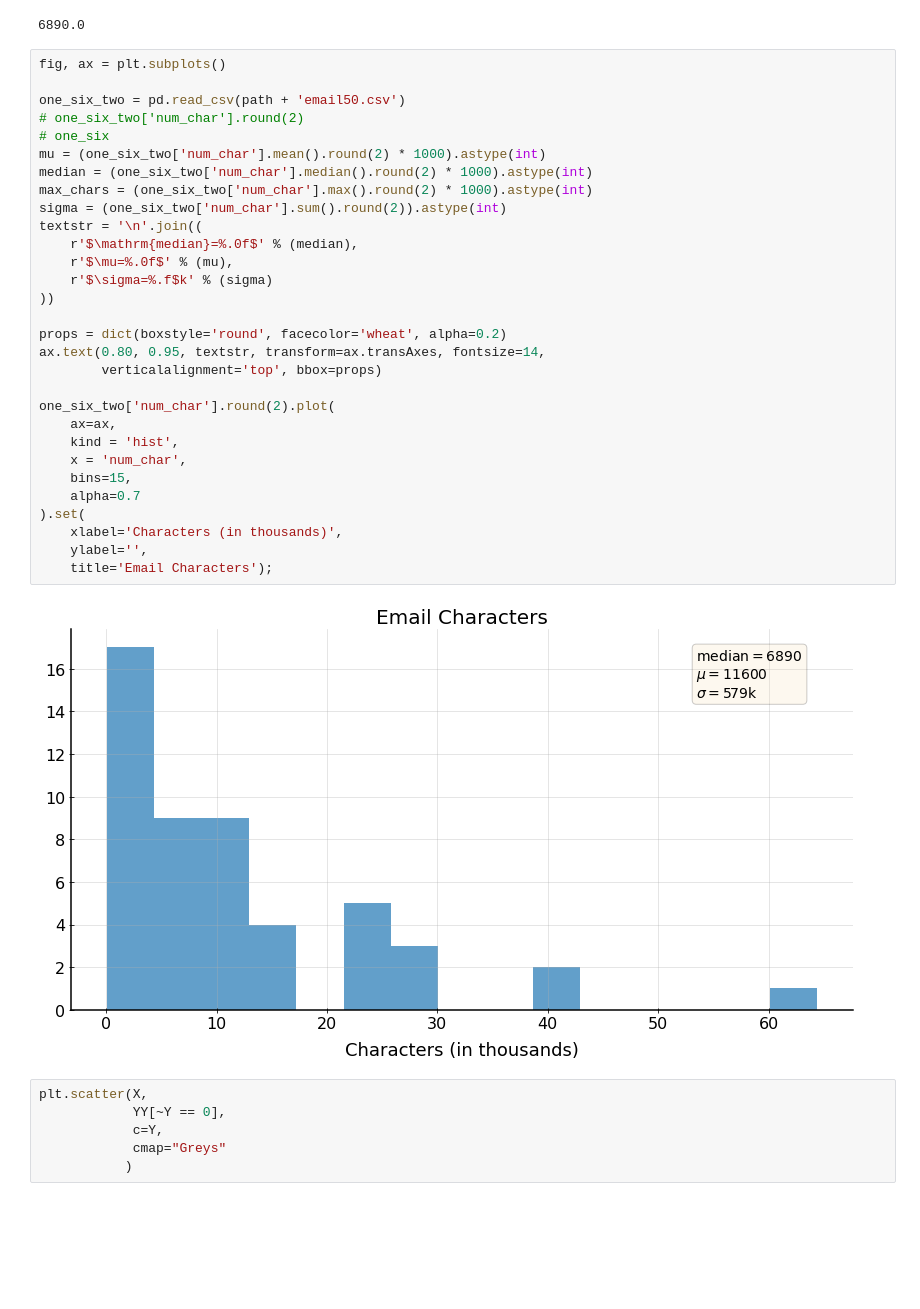
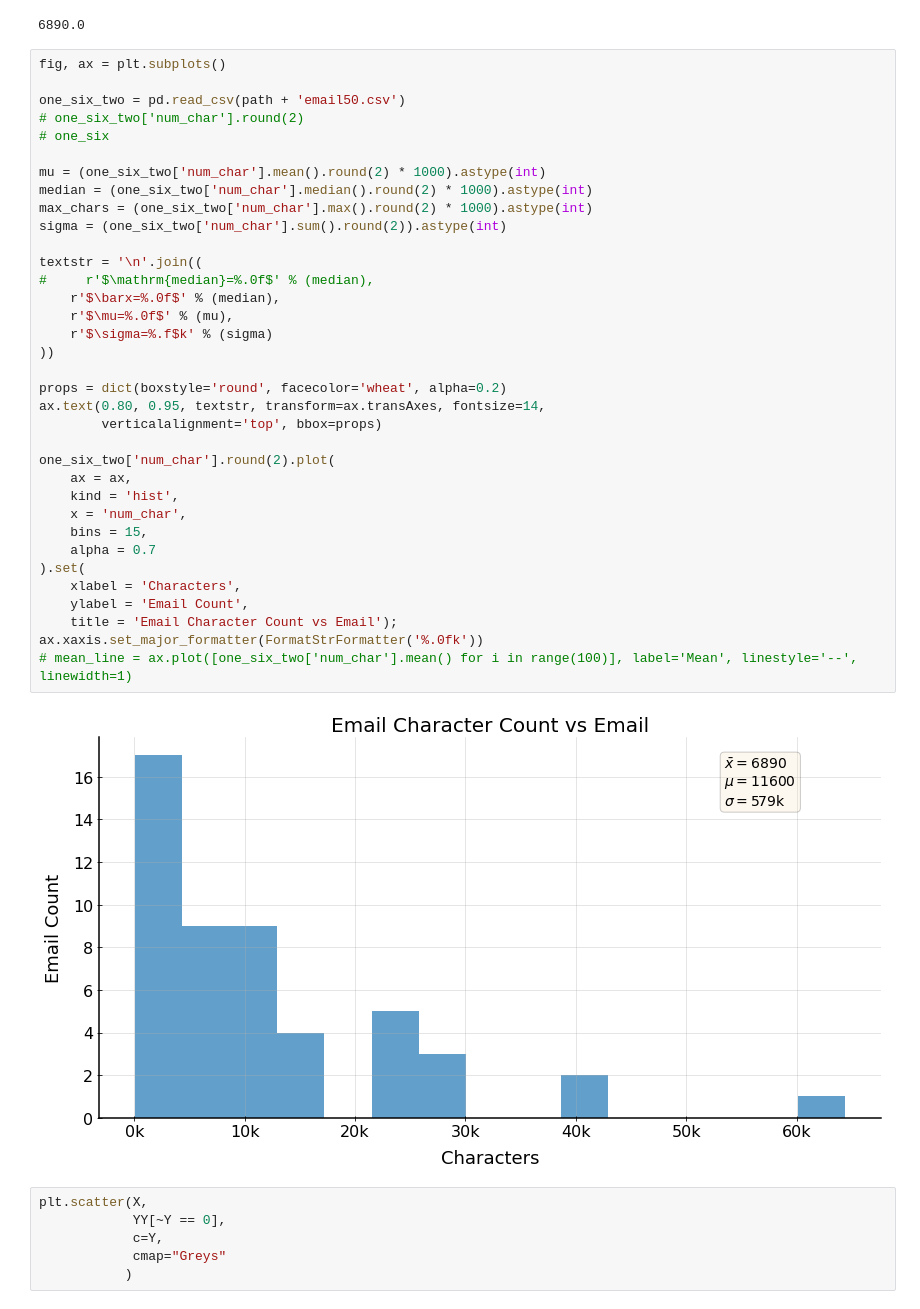
Before and after one commit to ukrainian-serge/open_intro_statistics, a Jupyter notebook: serge_notebooks/chap_1.ipynb, the cells around one changed output. Drawn from its saved outputs; the diff is of its cells as text; blank space fills up the shorter version.

Commit message:
found median symbol and added

```diff
--- a/serge_notebooks/chap_1.ipynb
+++ b/serge_notebooks/chap_1.ipynb
@@ -212,35 +213,40 @@ one_six_one.plot.scatter(
 # %%
 fig, ax = plt.subplots()
 
 one_six_two = pd.read_csv(path + 'email50.csv')
 # one_six_two['num_char'].round(2)
 # one_six
+
 mu = (one_six_two['num_char'].mean().round(2) * 1000).astype(int)
 median = (one_six_two['num_char'].median().round(2) * 1000).astype(int)
 max_chars = (one_six_two['num_char'].max().round(2) * 1000).astype(int)
 sigma = (one_six_two['num_char'].sum().round(2)).astype(int)
+
 textstr = '\n'.join((
-    r'$\mathrm{median}=%.0f$' % (median),
+#     r'$\mathrm{median}=%.0f$' % (median),
+    r'$\barx=%.0f$' % (median),
     r'$\mu=%.0f$' % (mu),
     r'$\sigma=%.f$k' % (sigma)
 ))
 
 props = dict(boxstyle='round', facecolor='wheat', alpha=0.2)
 ax.text(0.80, 0.95, textstr, transform=ax.transAxes, fontsize=14,
         verticalalignment='top', bbox=props)
 
 one_six_two['num_char'].round(2).plot(
-    ax=ax,
+    ax = ax,
     kind = 'hist',
     x = 'num_char',
-    bins=15,
-    alpha=0.7
+    bins = 15,
+    alpha = 0.7
 ).set(
-    xlabel='Characters (in thousands)',
-    ylabel='',
-    title='Email Characters');
+    xlabel = 'Characters',
+    ylabel = 'Email Count',
+    title = 'Email Character Count vs Email');
+ax.xaxis.set_major_formatter(FormatStrFormatter('%.0fk'))
+# mean_line = ax.plot([one_six_two['num_char'].mean() for i in range(100)], label='Mean', linestyle='--', linewidth=1)
 # %% [output]
-[figure, old version]
+[figure, new version]
 # %%
 plt.scatter(X,
             YY[~Y == 0],
```
Also changed, not shown: parts of 1 cell of this notebook.
